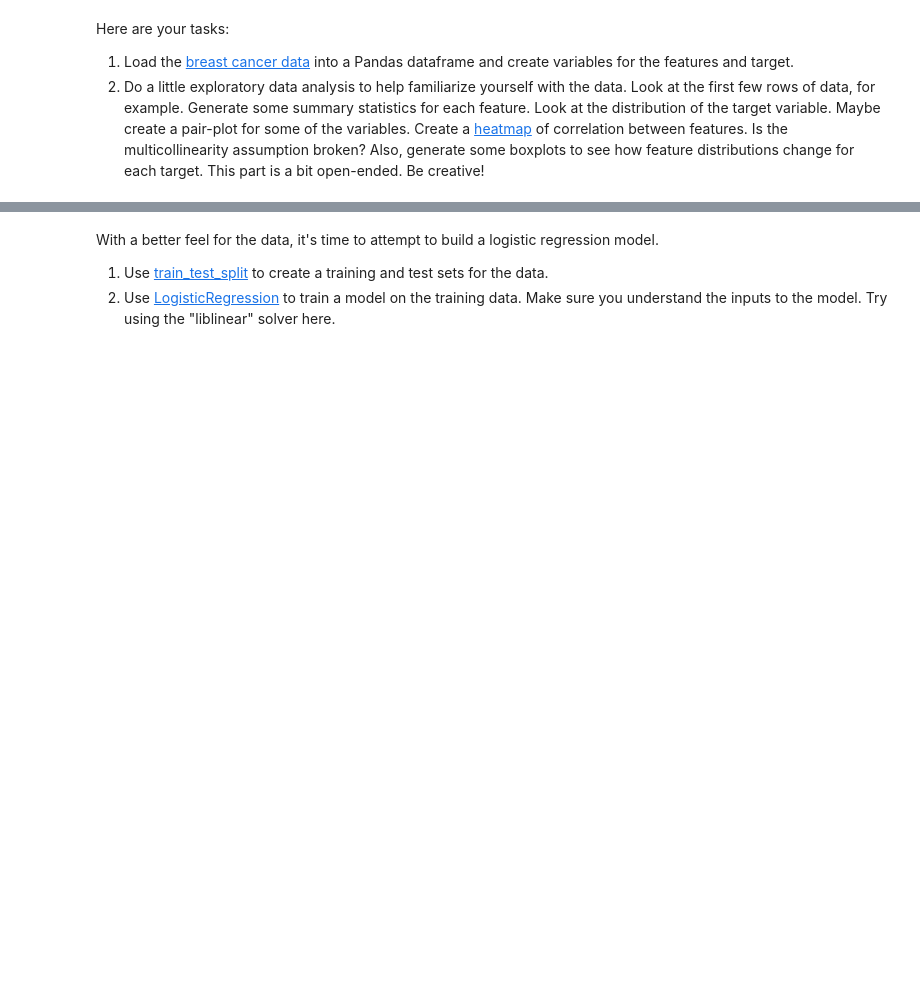
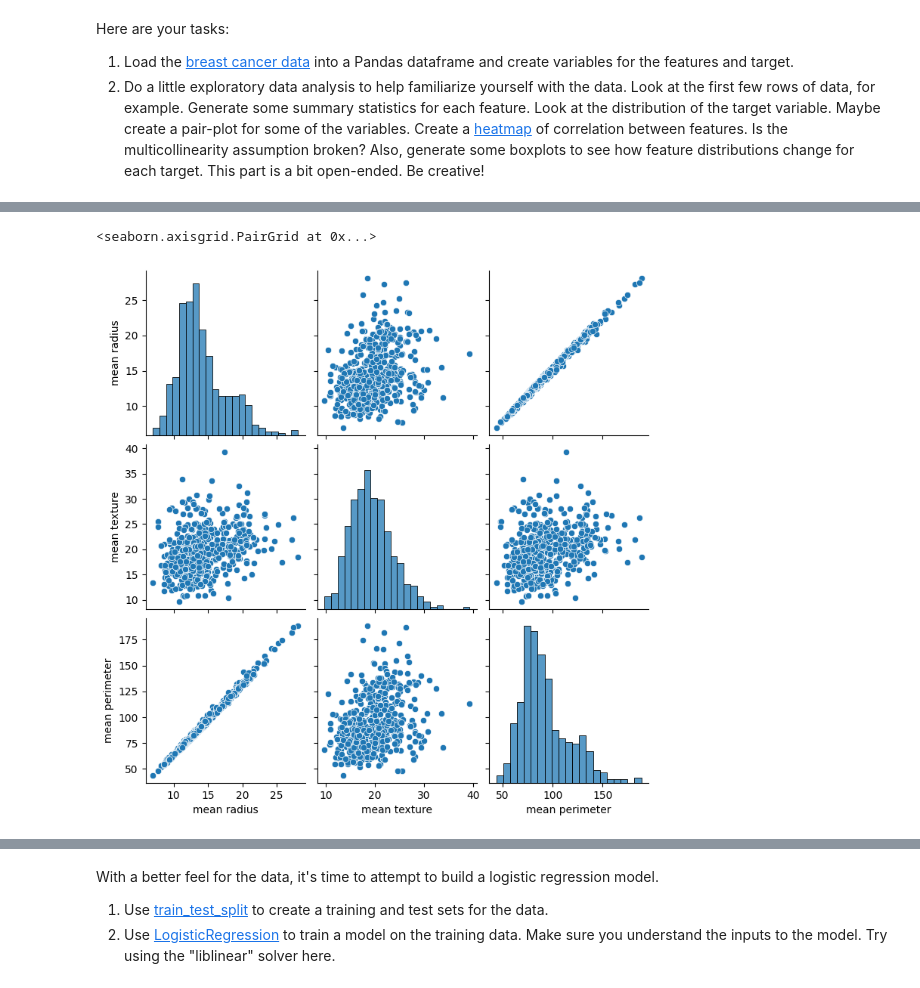
Before and after one commit to MBogushefsky/Student_MLE_MiniProject_Logistic_Regression, a Jupyter notebook: student_mle_miniproject_logistic_regression.ipynb, the cells around one changed output, grey strips where cells are left out. Cells and saved outputs as stored; diff of their text form; code cells hidden in the pictures; blank space fills up the shorter version.

```diff
--- a/student_mle_miniproject_logistic_regression.ipynb
+++ b/student_mle_miniproject_logistic_regression.ipynb
@@ -62,3 +62,4 @@ Here are your tasks:
 2. Do a little exploratory data analysis to help familiarize yourself with the data. Look at the first few rows of data, for example. Generate some summary statistics for each feature. Look at the distribution of the target variable. Maybe create a pair-plot for some of the variables. Create a [heatmap](https://seaborn.pydata.org/generated/seaborn.heatmap.html) of correlation between features. Is the multicollinearity assumption broken? Also, generate some boxplots to see how feature distributions change for each target. This part is a bit open-ended. Be creative!
 # %%
 # Load data and split into feature and target variables
+X, y = load_breast_cancer(return_X_y=True, as_frame=True)
@@ -73,4 +99,9 @@ NameError: name 'load_breast_cancer' is not defined
 # %%
 # Create a pairplot for the first few features
+first_few_feats = X.iloc[:, :3]
+sns.pairplot(first_few_feats)
+# %% [output]
+<seaborn.axisgrid.PairGrid at 0x...>
+[figure, added]
 # %%
 # Create a correlation coefficeint heatmap
```
Also changed, not shown: parts of 15 cells of this notebook.
